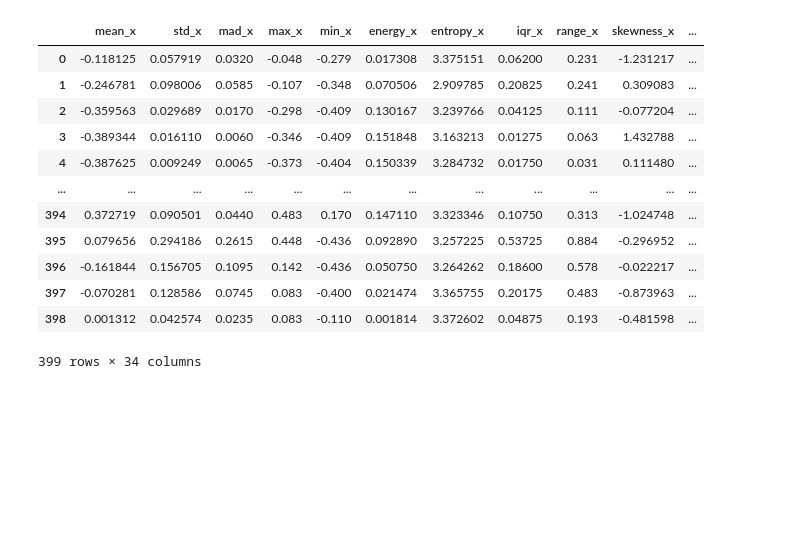
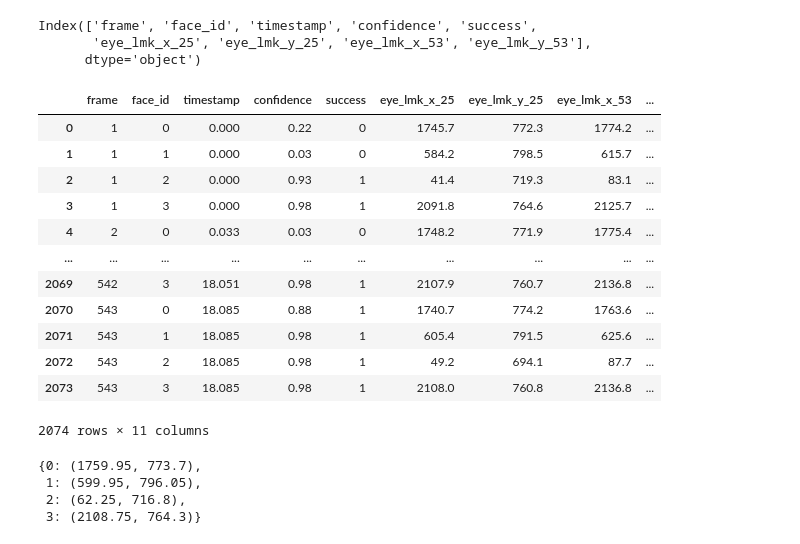
Before and after one commit to jeffshee/icer, a Jupyter notebook: openface/Untitled.ipynb, the cells around one changed output. Cells and saved outputs as stored; diff of their text form; code cells hidden in the pictures; blank space fills up the shorter version.

```diff
--- a/openface/Untitled.ipynb
+++ b/openface/Untitled.ipynb
@@ -42,16 +31,36 @@ df.drop(df.index[index])
-# %%
-df.drop("success_rate", axis=1)
-# %% [output]
-|  | mean_x | std_x | mad_x | max_x | min_x | energy_x | entropy_x | iqr_x | range_x | skewness_x | ... |
-| 0 | -0.118125 | 0.057919 | 0.0320 | -0.048 | -0.279 | 0.017308 | 3.375151 | 0.06200 | 0.231 | -1.231217 | ... |
-| 1 | -0.246781 | 0.098006 | 0.0585 | -0.107 | -0.348 | 0.070506 | 2.909785 | 0.20825 | 0.241 | 0.309083 | ... |
-| 2 | -0.359563 | 0.029689 | 0.0170 | -0.298 | -0.409 | 0.130167 | 3.239766 | 0.04125 | 0.111 | -0.077204 | ... |
-| 3 | -0.389344 | 0.016110 | 0.0060 | -0.346 | -0.409 | 0.151848 | 3.163213 | 0.01275 | 0.063 | 1.432788 | ... |
-| 4 | -0.387625 | 0.009249 | 0.0065 | -0.373 | -0.404 | 0.150339 | 3.284732 | 0.01750 | 0.031 | 0.111480 | ... |
-| ... | ... | ... | ... | ... | ... | ... | ... | ... | ... | ... | ... |
-| 394 | 0.372719 | 0.090501 | 0.0440 | 0.483 | 0.170 | 0.147110 | 3.323346 | 0.10750 | 0.313 | -1.024748 | ... |
-| 395 | 0.079656 | 0.294186 | 0.2615 | 0.448 | -0.436 | 0.092890 | 3.257225 | 0.53725 | 0.884 | -0.296952 | ... |
-| 396 | -0.161844 | 0.156705 | 0.1095 | 0.142 | -0.436 | 0.050750 | 3.264262 | 0.18600 | 0.578 | -0.022217 | ... |
-| 397 | -0.070281 | 0.128586 | 0.0745 | 0.083 | -0.400 | 0.021474 | 3.365755 | 0.20175 | 0.483 | -0.873963 | ... |
-| 398 | 0.001312 | 0.042574 | 0.0235 | 0.083 | -0.110 | 0.001814 | 3.372602 | 0.04875 | 0.193 | -0.481598 | ... |
-399 rows × 34 columns
+# %%
+_df = df[["frame", "face_id", "timestamp", "confidence", "success", "eye_lmk_x_25", "eye_lmk_y_25", "eye_lmk_x_53", "eye_lmk_y_53"]]
+new_df = _df.copy()
+print(new_df.columns)
+
+# 眉間の座標
+new_df.loc[:, ['face_coord_x']] = (new_df['eye_lmk_x_25'] + new_df['eye_lmk_x_53']) / 2
+new_df.loc[:, ['face_coord_y']] = (new_df['eye_lmk_y_25'] + new_df['eye_lmk_y_53']) / 2
+new_df
+# %% [output]
+Index(['frame', 'face_id', 'timestamp', 'confidence', 'success',
+       'eye_lmk_x_25', 'eye_lmk_y_25', 'eye_lmk_x_53', 'eye_lmk_y_53'],
+      dtype='object')
+|  | frame | face_id | timestamp | confidence | success | eye_lmk_x_25 | eye_lmk_y_25 | eye_lmk_x_53 | ... |
+| 0 | 1 | 0 | 0.000 | 0.22 | 0 | 1745.7 | 772.3 | 1774.2 | ... |
+| 1 | 1 | 1 | 0.000 | 0.03 | 0 | 584.2 | 798.5 | 615.7 | ... |
+| 2 | 1 | 2 | 0.000 | 0.93 | 1 | 41.4 | 719.3 | 83.1 | ... |
+| 3 | 1 | 3 | 0.000 | 0.98 | 1 | 2091.8 | 764.6 | 2125.7 | ... |
+| 4 | 2 | 0 | 0.033 | 0.03 | 0 | 1748.2 | 771.9 | 1775.4 | ... |
+| ... | ... | ... | ... | ... | ... | ... | ... | ... | ... |
+| 2069 | 542 | 3 | 18.051 | 0.98 | 1 | 2107.9 | 760.7 | 2136.8 | ... |
+| 2070 | 543 | 0 | 18.085 | 0.88 | 1 | 1740.7 | 774.2 | 1763.6 | ... |
+| 2071 | 543 | 1 | 18.085 | 0.98 | 1 | 605.4 | 791.5 | 625.6 | ... |
+| 2072 | 543 | 2 | 18.085 | 0.98 | 1 | 49.2 | 694.1 | 87.7 | ... |
+| 2073 | 543 | 3 | 18.085 | 0.98 | 1 | 2108.0 | 760.8 | 2136.8 | ... |
+2074 rows × 11 columns
+# %%
+face_id_dict = {}
+for index, row in new_df[(new_df['frame'] == 1)].iterrows():
+    face_id_dict[index] = (row['face_coord_x'], row['face_coord_y'])
+face_id_dict
+# %% [output]
+{0: (1759.95, 773.7),
+ 1: (599.95, 796.05),
+ 2: (62.25, 716.8),
+ 3: (2108.75, 764.3)}
```
Also changed, not shown: parts of 5 cells of this notebook, 2 other files.
